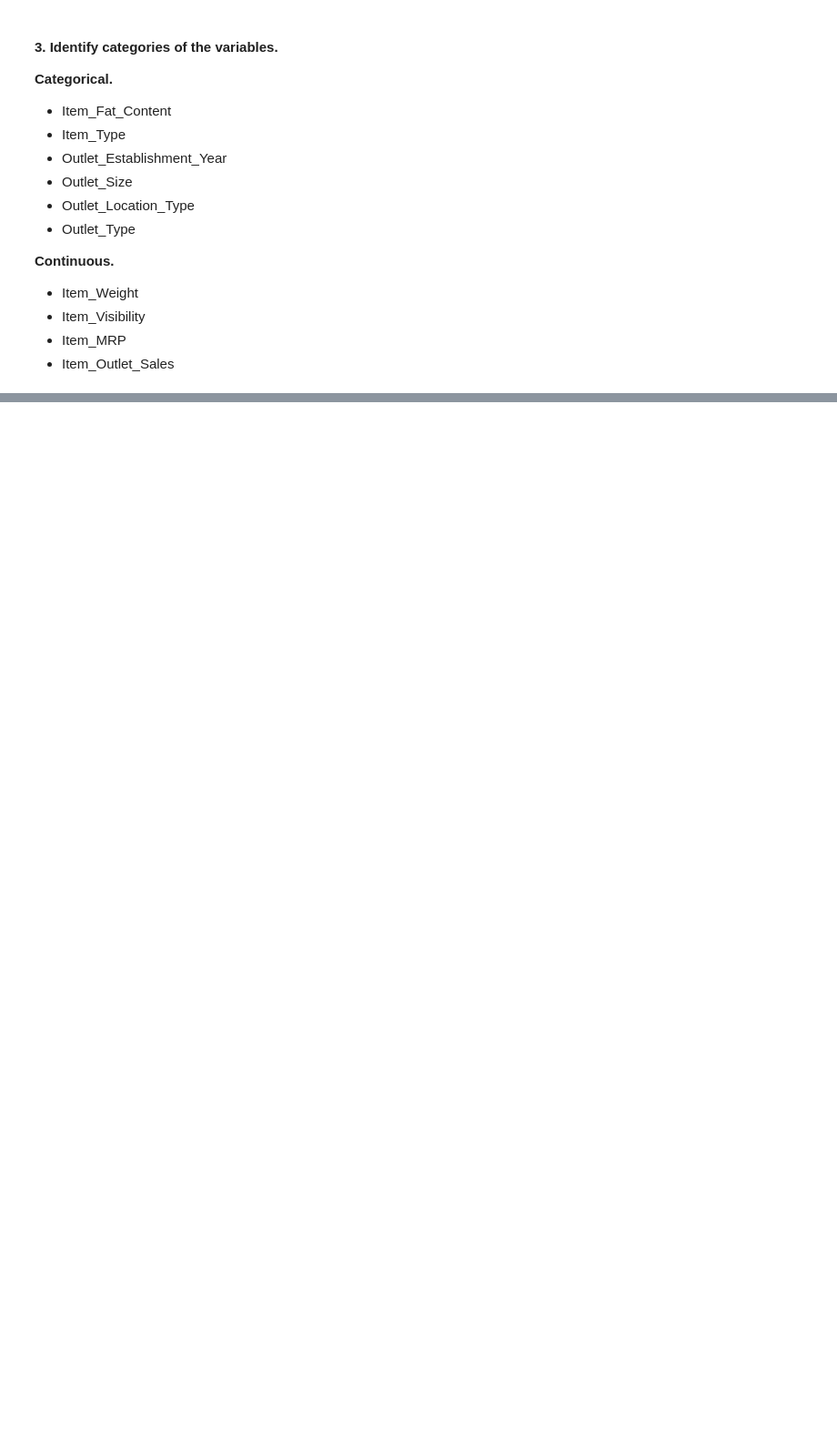
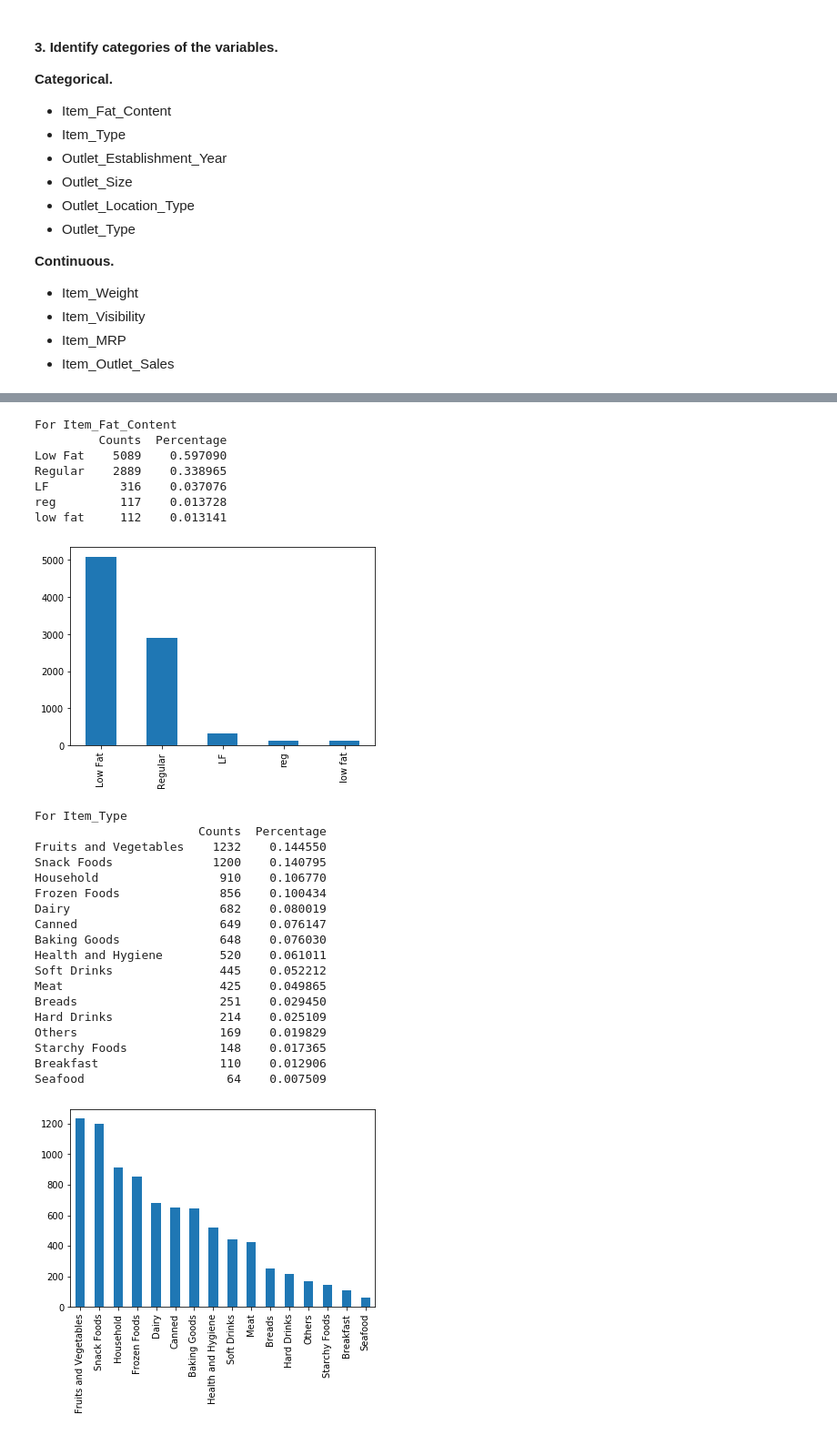
Before and after one commit to ibacaraujo/learning-path-data-scientist, a Jupyter notebook: big_mart_sales.ipynb, the cells around one changed output, grey strips where cells are left out. Shown: that part at 91% size. Drawn from its saved outputs; the diff is of its cells as text; code cells hidden in the pictures; blank space fills up the shorter version.

```diff
--- a/big_mart_sales.ipynb
+++ b/big_mart_sales.ipynb
@@ -115,0 +173,32 @@ Index(['Item_Identifier', 'Item_Weight', 'Item_Fat_Content', 'Item_Visibility',
+# %%
+for variable in categorical_variables:
+    print(f'For {variable}')
+    analyze_categorical(variable, train)
+# %% [output]
+For Item_Fat_Content
+         Counts  Percentage
+Low Fat    5089    0.597090
+Regular    2889    0.338965
+LF          316    0.037076
+reg         117    0.013728
+low fat     112    0.013141
+[figure, added]
+For Item_Type
+                       Counts  Percentage
+Fruits and Vegetables    1232    0.144550
+Snack Foods              1200    0.140795
+Household                 910    0.106770
+Frozen Foods              856    0.100434
+Dairy                     682    0.080019
+Canned                    649    0.076147
+Baking Goods              648    0.076030
+Health and Hygiene        520    0.061011
+Soft Drinks               445    0.052212
+Meat                      425    0.049865
+Breads                    251    0.029450
+Hard Drinks               214    0.025109
+Others                    169    0.019829
+Starchy Foods             148    0.017365
+Breakfast                 110    0.012906
+Seafood                    64    0.007509
+[figure, added]
```
Also changed, not shown: parts of 11 cells of this notebook.
